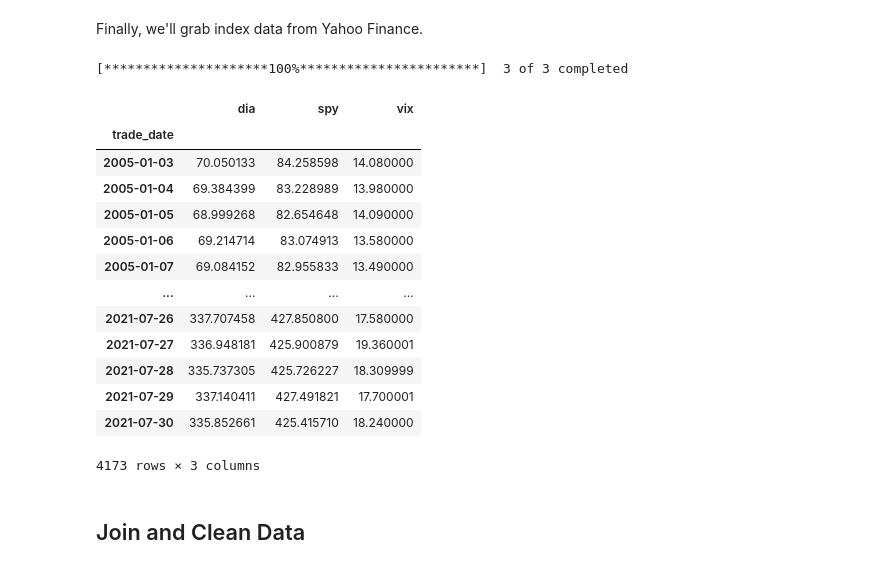
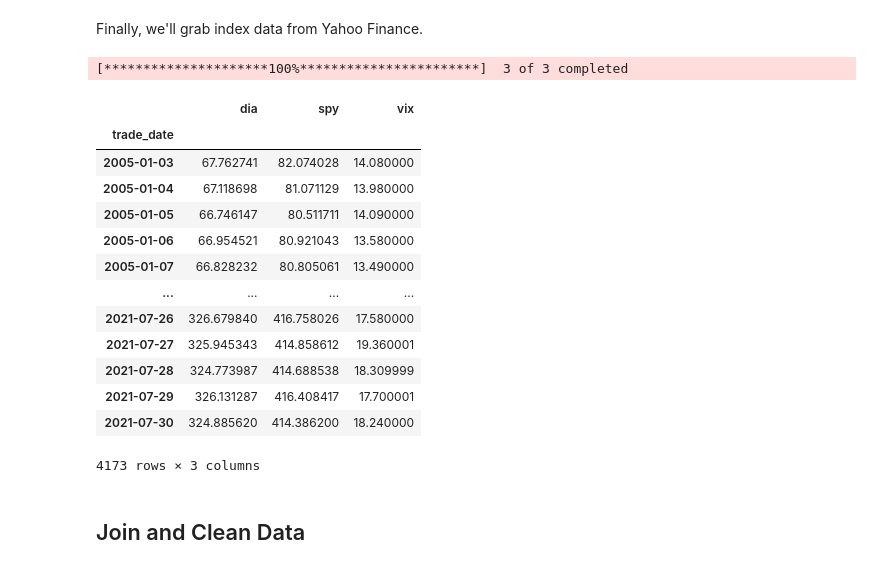
Before and after one commit to pritamdalal/p4dsf, a Jupyter notebook: chapters/25_stock_prediction/stock_prediction.ipynb, the cells around one changed output. Drawn from its saved outputs; the diff is of its cells as text; code cells hidden in the pictures.

```diff
--- a/chapters/25_stock_prediction/stock_prediction.ipynb
+++ b/chapters/25_stock_prediction/stock_prediction.ipynb
@@ -72,27 +76,29 @@ df_currency
 Finally, we'll grab index data from Yahoo Finance.
 # %%
 index_tickers = ['SPY', 'DIA', '^VIX']
-df_index = pdr.get_data_yahoo(index_tickers, start='2005-01-01', end='2021-07-31')
+df_index = yf.download(
+    index_tickers, start='2005-01-01', end='2021-07-31', auto_adjust=False
+)
 df_index = df_index['Adj Close']
 df_index.columns = df_index.columns.str.lower().str.replace('^', '')
 df_index.rename_axis('trade_date', inplace=True)
 df_index.rename_axis('', axis=1, inplace=True)
 df_index
 # %% [output]
 [*********************100%***********************]  3 of 3 completed
 |  | dia | spy | vix |
 | trade_date |  |  |  |
-| 2005-01-03 | 70.050133 | 84.258598 | 14.080000 |
-| 2005-01-04 | 69.384399 | 83.228989 | 13.980000 |
-| 2005-01-05 | 68.999268 | 82.654648 | 14.090000 |
-| 2005-01-06 | 69.214714 | 83.074913 | 13.580000 |
-| 2005-01-07 | 69.084152 | 82.955833 | 13.490000 |
+| 2005-01-03 | 67.762741 | 82.074028 | 14.080000 |
+| 2005-01-04 | 67.118698 | 81.071129 | 13.980000 |
+| 2005-01-05 | 66.746147 | 80.511711 | 14.090000 |
+| 2005-01-06 | 66.954521 | 80.921043 | 13.580000 |
+| 2005-01-07 | 66.828232 | 80.805061 | 13.490000 |
 | ... | ... | ... | ... |
-| 2021-07-26 | 337.707458 | 427.850800 | 17.580000 |
-| 2021-07-27 | 336.948181 | 425.900879 | 19.360001 |
-| 2021-07-28 | 335.737305 | 425.726227 | 18.309999 |
-| 2021-07-29 | 337.140411 | 427.491821 | 17.700001 |
-| 2021-07-30 | 335.852661 | 425.415710 | 18.240000 |
+| 2021-07-26 | 326.679840 | 416.758026 | 17.580000 |
+| 2021-07-27 | 325.945343 | 414.858612 | 19.360001 |
+| 2021-07-28 | 324.773987 | 414.688538 | 18.309999 |
+| 2021-07-29 | 326.131287 | 416.408417 | 17.700001 |
+| 2021-07-30 | 324.885620 | 414.386200 | 18.240000 |
 4173 rows × 3 columns
 # %% [markdown]
 ## Join and Clean Data
```
Also changed, not shown: parts of 17 cells of this notebook, 35 other files.
